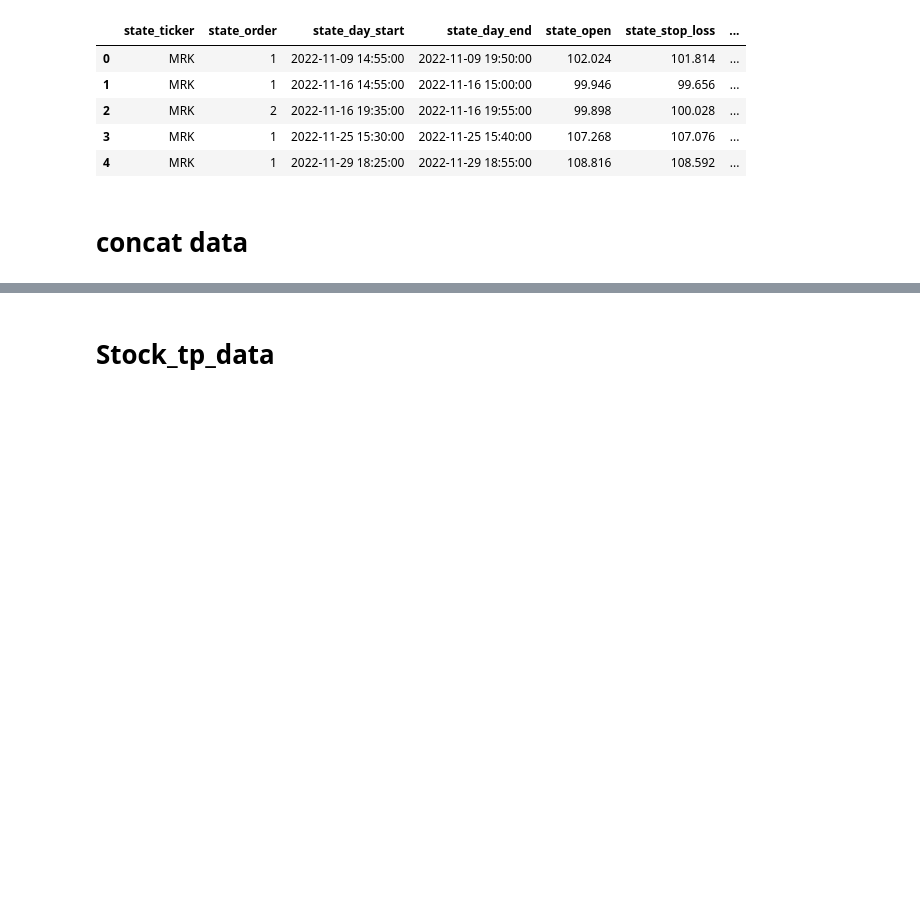
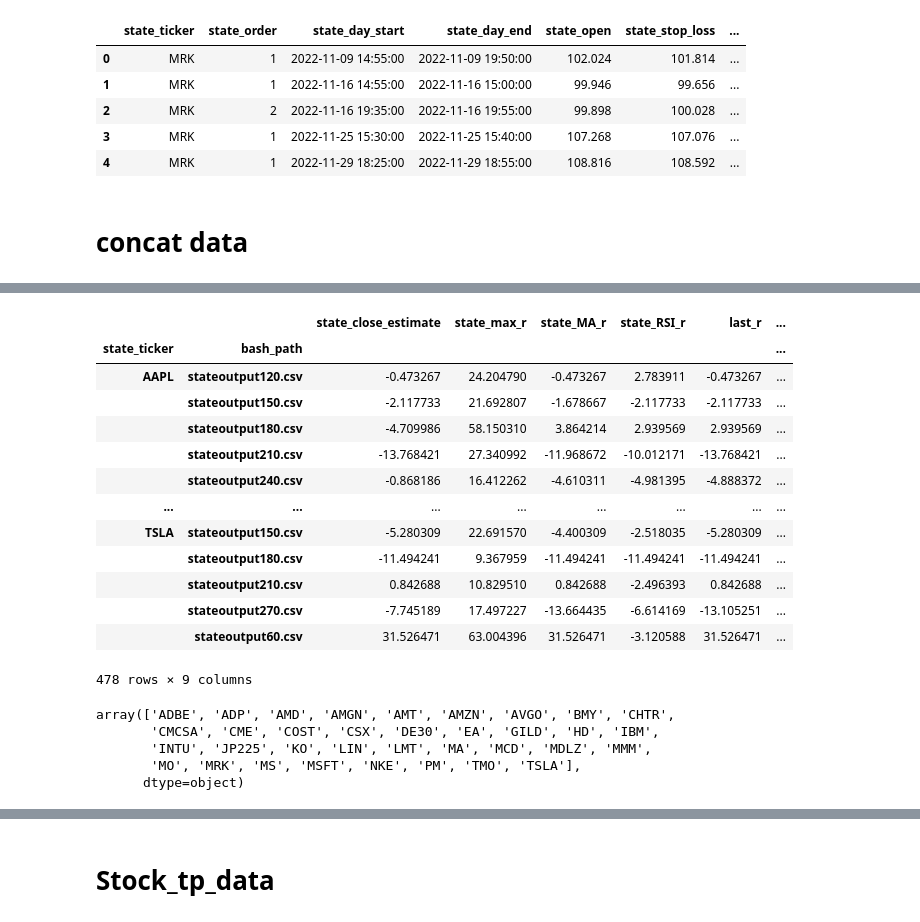
Before and after one commit to trollssqwer/stock-app, a Jupyter notebook: test.ipynb, the cells around one changed output, grey strips where cells are left out. Drawn from its saved outputs; the diff is of its cells as text; code cells hidden in the pictures; blank space fills up the shorter version.

```diff
--- a/test.ipynb
+++ b/test.ipynb
@@ -241,0 +174,22 @@ concat_data.head(5)
+# %%
+stock_tp_data = concat_data[['state_ticker','state_close_estimate','state_max_r','state_MA_r','state_RSI_r','last_r', 'estimate_with_thresh', 'estimate_with_thresh2', 'bash_path']].groupby(['state_ticker' , 'bash_path']).sum()
+stock_tp_data['win_count'] = concat_data[['state_ticker','state_close_estimate','state_max_r','state_MA_r','state_RSI_r','last_r', 'estimate_with_thresh', 'estimate_with_thresh2', 'bash_path']].loc[concat_data.state_MA_r > 0].groupby(['state_ticker' , 'bash_path']).count().state_MA_r
+stock_tp_data['loss_count'] = concat_data[['state_ticker','state_close_estimate','state_max_r','state_MA_r','state_RSI_r','last_r', 'estimate_with_thresh', 'estimate_with_thresh2', 'bash_path']].loc[concat_data.state_MA_r < 0].groupby(['state_ticker' , 'bash_path']).count().state_MA_r
+stock_tp_data.win_count.fillna(0 , inplace = True)
+stock_tp_data['win_count'] = stock_tp_data['win_count'].astype(int)
+stock_tp_data
+# %% [output]
+|  |  | state_close_estimate | state_max_r | state_MA_r | state_RSI_r | last_r | ... |
+| state_ticker | bash_path |  |  |  |  |  | ... |
+| AAPL | stateoutput120.csv | -0.473267 | 24.204790 | -0.473267 | 2.783911 | -0.473267 | ... |
+|  | stateoutput150.csv | -2.117733 | 21.692807 | -1.678667 | -2.117733 | -2.117733 | ... |
+|  | stateoutput180.csv | -4.709986 | 58.150310 | 3.864214 | 2.939569 | 2.939569 | ... |
+|  | stateoutput210.csv | -13.768421 | 27.340992 | -11.968672 | -10.012171 | -13.768421 | ... |
+|  | stateoutput240.csv | -0.868186 | 16.412262 | -4.610311 | -4.981395 | -4.888372 | ... |
+| ... | ... | ... | ... | ... | ... | ... | ... |
+| TSLA | stateoutput150.csv | -5.280309 | 22.691570 | -4.400309 | -2.518035 | -5.280309 | ... |
+|  | stateoutput180.csv | -11.494241 | 9.367959 | -11.494241 | -11.494241 | -11.494241 | ... |
+|  | stateoutput210.csv | 0.842688 | 10.829510 | 0.842688 | -2.496393 | 0.842688 | ... |
+|  | stateoutput270.csv | -7.745189 | 17.497227 | -13.664435 | -6.614169 | -13.105251 | ... |
+|  | stateoutput60.csv | 31.526471 | 63.004396 | 31.526471 | -3.120588 | 31.526471 | ... |
+478 rows × 9 columns
@@ -241,0 +203,8 @@ concat_data.head(5)
+# %%
+new_portfolio_list
+# %% [output]
+array(['ADBE', 'ADP', 'AMD', 'AMGN', 'AMT', 'AMZN', 'AVGO', 'BMY', 'CHTR',
+       'CMCSA', 'CME', 'COST', 'CSX', 'DE30', 'EA', 'GILD', 'HD', 'IBM',
+       'INTU', 'JP225', 'KO', 'LIN', 'LMT', 'MA', 'MCD', 'MDLZ', 'MMM',
+       'MO', 'MRK', 'MS', 'MSFT', 'NKE', 'PM', 'TMO', 'TSLA'],
+      dtype=object)
```
Also changed, not shown: parts of 33 cells of this notebook, 9 other files.
